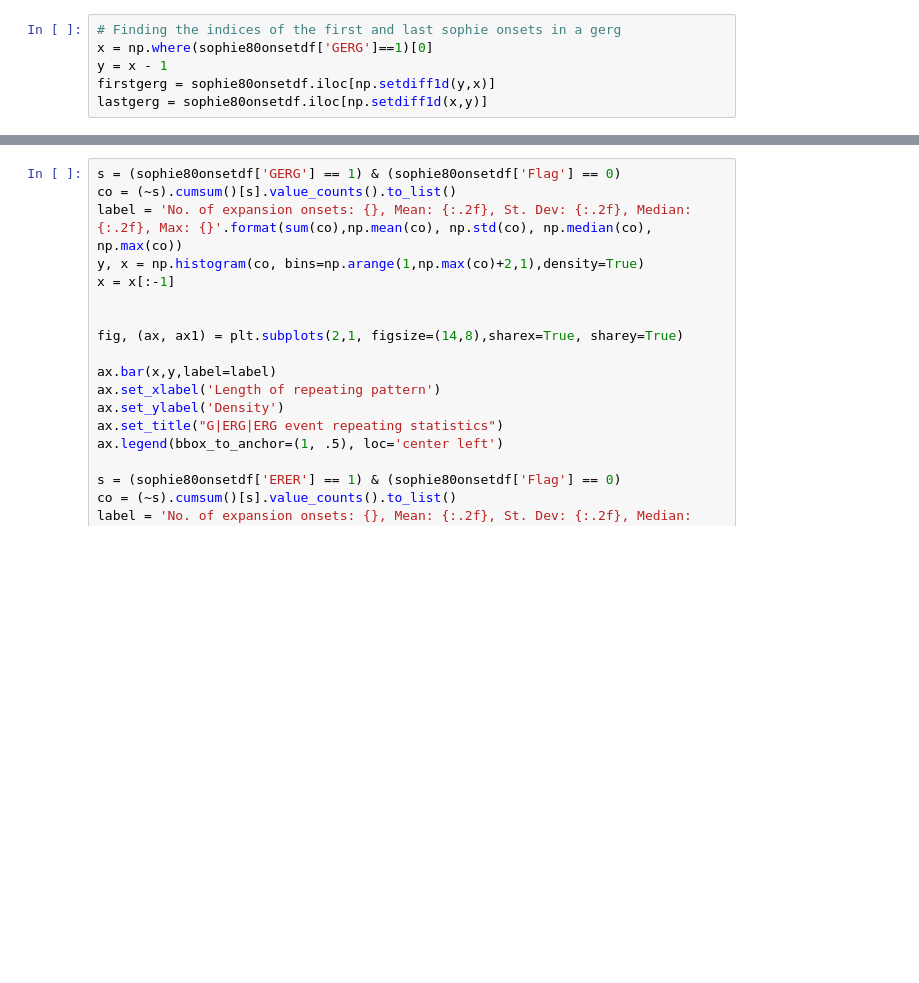
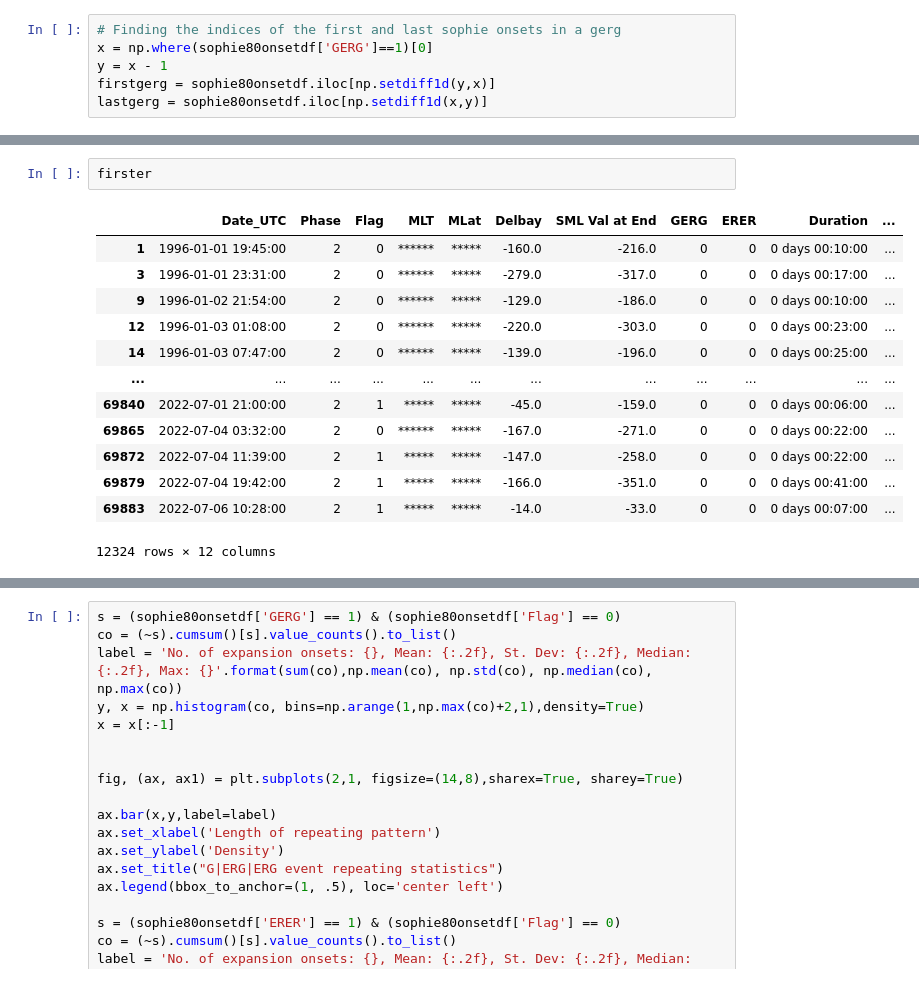
Before and after one commit to christianlao12/DP1_DP2_Project, a Jupyter notebook: substorm_type_statistics.ipynb, the cells around one changed output, grey strips where cells are left out. Drawn from its saved outputs; the diff is of its cells as text; blank space fills up the shorter version.

```diff
--- a/substorm_type_statistics.ipynb
+++ b/substorm_type_statistics.ipynb
@@ -61,0 +100,16 @@ lastgerg = sophie80onsetdf.iloc[np.setdiff1d(x,y)]
+# %%
+firster
+# %% [output]
+|  | Date_UTC | Phase | Flag | MLT | MLat | Delbay | SML Val at End | GERG | ERER | Duration | ... |
+| 1 | 1996-01-01 19:45:00 | 2 | 0 | ****** | ***** | -160.0 | -216.0 | 0 | 0 | 0 days 00:10:00 | ... |
+| 3 | 1996-01-01 23:31:00 | 2 | 0 | ****** | ***** | -279.0 | -317.0 | 0 | 0 | 0 days 00:17:00 | ... |
+| 9 | 1996-01-02 21:54:00 | 2 | 0 | ****** | ***** | -129.0 | -186.0 | 0 | 0 | 0 days 00:10:00 | ... |
+| 12 | 1996-01-03 01:08:00 | 2 | 0 | ****** | ***** | -220.0 | -303.0 | 0 | 0 | 0 days 00:23:00 | ... |
+| 14 | 1996-01-03 07:47:00 | 2 | 0 | ****** | ***** | -139.0 | -196.0 | 0 | 0 | 0 days 00:25:00 | ... |
+| ... | ... | ... | ... | ... | ... | ... | ... | ... | ... | ... | ... |
+| 69840 | 2022-07-01 21:00:00 | 2 | 1 | ***** | ***** | -45.0 | -159.0 | 0 | 0 | 0 days 00:06:00 | ... |
+| 69865 | 2022-07-04 03:32:00 | 2 | 0 | ****** | ***** | -167.0 | -271.0 | 0 | 0 | 0 days 00:22:00 | ... |
+| 69872 | 2022-07-04 11:39:00 | 2 | 1 | ***** | ***** | -147.0 | -258.0 | 0 | 0 | 0 days 00:22:00 | ... |
+| 69879 | 2022-07-04 19:42:00 | 2 | 1 | ***** | ***** | -166.0 | -351.0 | 0 | 0 | 0 days 00:41:00 | ... |
+| 69883 | 2022-07-06 10:28:00 | 2 | 1 | ***** | ***** | -14.0 | -33.0 | 0 | 0 | 0 days 00:07:00 | ... |
+12324 rows × 12 columns
```
Also changed, not shown: parts of 4 cells of this notebook.
